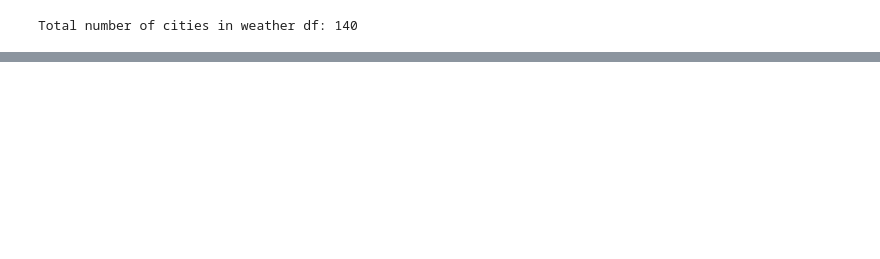
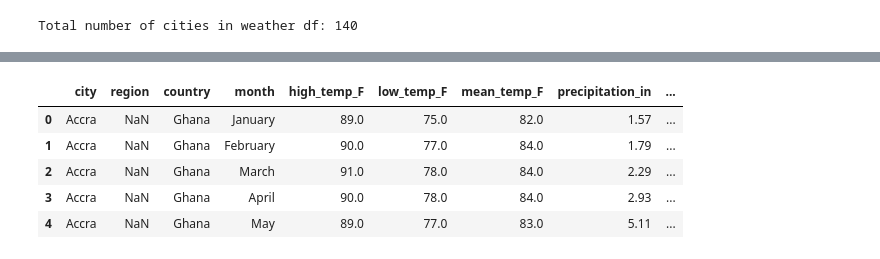
Before and after one commit to novice86/urban-climate-explorer, a Jupyter notebook: src/data_enrichment.ipynb, the cells around one changed output, grey strips where cells are left out. Drawn from its saved outputs; the diff is of its cells as text; code cells hidden in the pictures; blank space fills up the shorter version.

```diff
--- a/src/data_enrichment.ipynb
+++ b/src/data_enrichment.ipynb
@@ -148,13 +169,10 @@ Searching 'Washington': ['Washington' 'New Washington' 'Fort Washington' 'Mount
 # %%
 city_corrections = {
     "Washington DC": "Washington",
-    "Montréal": "Montreal",
-    "São Paulo": "Sao Paulo",
-    "Zürich": "Zurich",
     "Bengaluru": "Bangalore",
     "Yangon": "Rangoon"
 }
 
 # Apply the corrections to your scraped weather data
-weather_df['city'] = weather_df['city'].replace(city_corrections)
+weather_df['city_clean'] = weather_df['city_clean'].replace(city_corrections)
 # %%
@@ -172,0 +216,17 @@ Cities in weather df but not in simple map df: {'Kiritimati'}
+# %%
+# Merge the region column into weather data
+weather_df = pd.merge(
+    weather_df,
+    map_lookup[["city_clean", "country_clean", "region_clean"]],
+    on=["city_clean", "country_clean"],
+    how="left",
+    suffixes=('', "_from_map")
+)
+weather_df.head()
+# %% [output]
+|  | city | region | country | month | high_temp_F | low_temp_F | mean_temp_F | precipitation_in | ... |
+| 0 | Accra | NaN | Ghana | January | 89.0 | 75.0 | 82.0 | 1.57 | ... |
+| 1 | Accra | NaN | Ghana | February | 90.0 | 77.0 | 84.0 | 1.79 | ... |
+| 2 | Accra | NaN | Ghana | March | 91.0 | 78.0 | 84.0 | 2.29 | ... |
+| 3 | Accra | NaN | Ghana | April | 90.0 | 78.0 | 84.0 | 2.93 | ... |
+| 4 | Accra | NaN | Ghana | May | 89.0 | 77.0 | 83.0 | 5.11 | ... |
```
Also changed, not shown: parts of 27 cells of this notebook, 7 other files.
